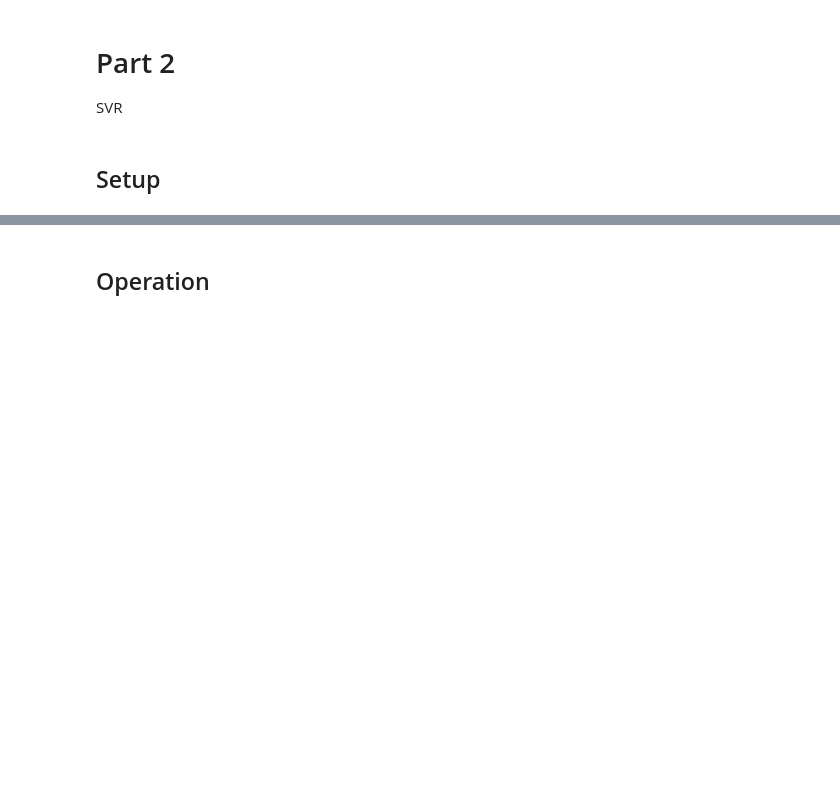
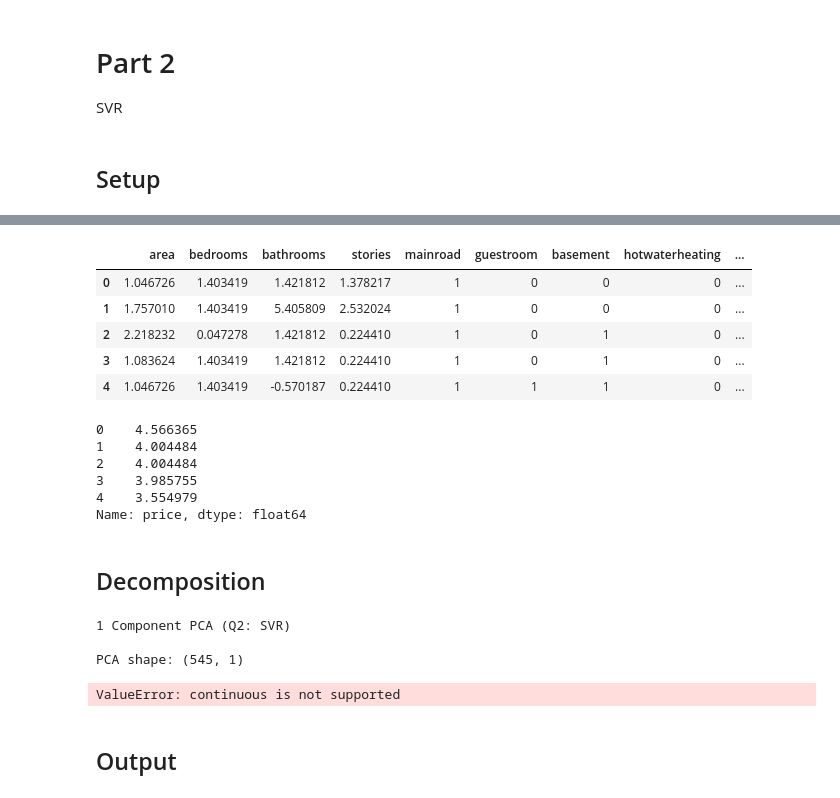
Before and after one commit to A-Hudson-0117/MachineLearning-Intro, a Jupyter notebook: SVM and SVR (hw 4)/the SVs.ipynb, the cells around one changed output, grey strips where cells are left out. Cells and saved outputs as stored; diff of their text form; code cells hidden in the pictures; blank space fills up the shorter version.

```diff
--- a/SVM and SVR (hw 4)/the SVs.ipynb
+++ b/SVM and SVR (hw 4)/the SVs.ipynb
@@ -302,0 +319,15 @@ SVR
+# %%
+x_df = housing_df.copy()
+
+## scale data
+scaler = StandardScaler()
+# scaler = MinMaxScaler()
+
+x_df[valued_vars] = scaler.fit_transform(x_df[valued_vars])
+
+## map text values
+x_df[binary_vars] = x_df[binary_vars].apply(boolean_map)
+x_df[furnish_vars] = x_df[furnish_vars].apply(furnish_map)
+
+## make y_df
+y_df = x_df.pop('price')
@@ -303,2 +340,60 @@ SVR
+# %%
+x_df.head()
+# %% [output]
+|  | area | bedrooms | bathrooms | stories | mainroad | guestroom | basement | hotwaterheating | ... |
+| 0 | 1.046726 | 1.403419 | 1.421812 | 1.378217 | 1 | 0 | 0 | 0 | ... |
+| 1 | 1.757010 | 1.403419 | 5.405809 | 2.532024 | 1 | 0 | 0 | 0 | ... |
+| 2 | 2.218232 | 0.047278 | 1.421812 | 0.224410 | 1 | 0 | 1 | 0 | ... |
+| 3 | 1.083624 | 1.403419 | 1.421812 | 0.224410 | 1 | 0 | 1 | 0 | ... |
+| 4 | 1.046726 | 1.403419 | -0.570187 | 0.224410 | 1 | 1 | 1 | 0 | ... |
+# %%
+y_df.head()
+# %% [output]
+0    4.566365
+1    4.004484
+2    4.004484
+3    3.985755
+4    3.554979
+Name: price, dtype: float64
 # %% [markdown]
-## Operation
+## Decomposition
+# %%
+class_names=['Benign' , 'Malignant'] # name of classes
+confusion_list = list()
+report_list_dictionary = list()
+report_list_string = list()
+
+for num_components in range(1, (x_df.shape)[1] + 1):
+    column_components = ['Component ' + str(item)   for item in range(1 , num_components + 1)]
+    print(f"{num_components} Component PCA ({q_num})" + '\n')
+
+    # --- DECOMPOSE
+    pca = PCA(n_components=num_components)
+    principalComponents = pca.fit_transform(x_df.copy().values)
+    print('PCA shape:' , principalComponents.shape)
+
+    # confusion list
+    confusion_list.append(metrics.confusion_matrix(y_test, y_pred))
+
+    # output
+    y_test , y_pred = train_svr(principalComponents, y_df.copy().values, 'rbf', 1)
+
+    print(f"y_test: \n{y_test}\n")
+    print(f"y_pred: \n{y_pred}\n")
+
+    # report string
+    report_string = metrics.classification_report(y_test, y_pred, digits=4)
+    report_list_string.append(report_string)
+    print(report_string)
+
+    # report dictionary
+    report_list_dictionary.append(metrics.classification_report(y_test, y_pred, output_dict=True))
+
+
+
+    print('\n' + '-'*75  +  '\n')
+# %% [output]
+1 Component PCA (Q2: SVR)
+
+PCA shape: (545, 1)
+ValueError: continuous is not supported
@@ -304,0 +409,2 @@ SVR
+# %% [markdown]
+## Output
```
Also changed, not shown: parts of 32 cells of this notebook, 1 other file.
